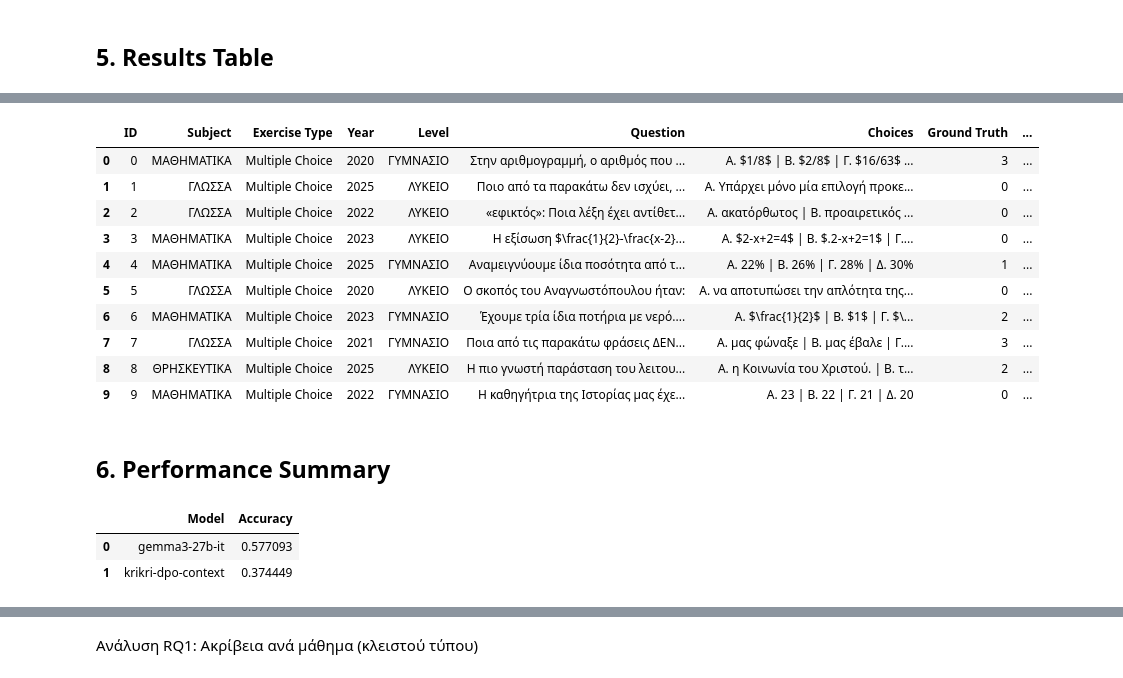
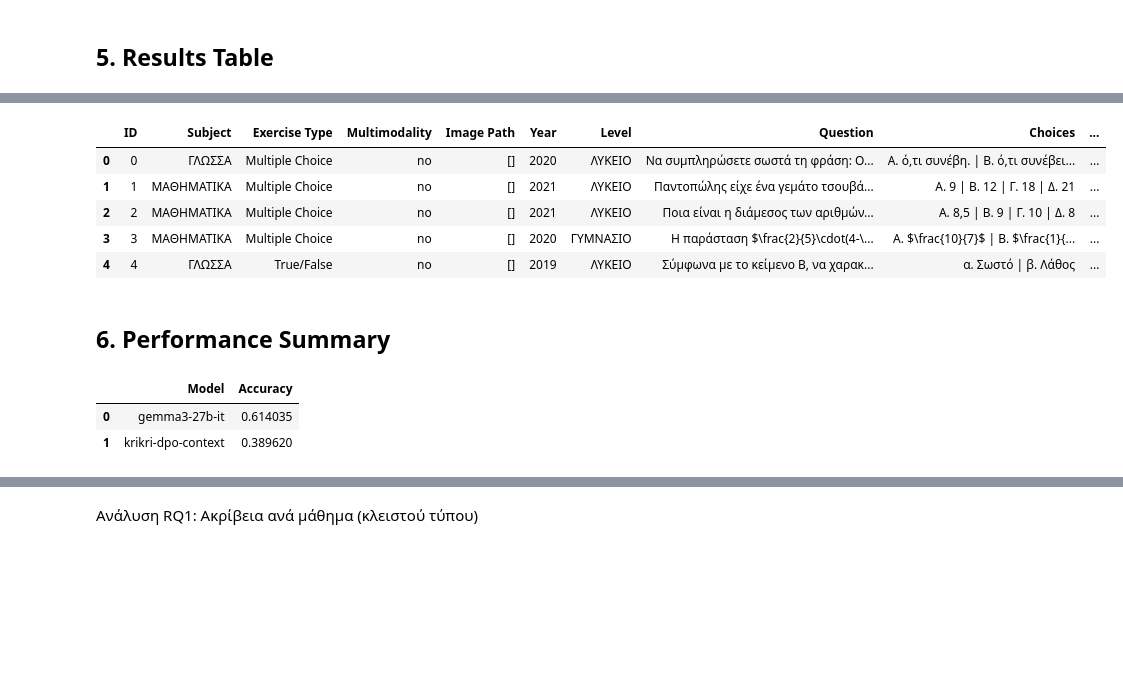
Before and after one commit to PK9811-hub/protipa_exams_dataset, a Jupyter notebook: notebooks/eval_protipa_exams.ipynb, the cells around one changed output, grey strips where cells are left out. Saved outputs shown, nothing was run; the diff lists cells and outputs as text; code cells hidden in the pictures; blank space fills up the shorter version.

Commit message:
Run experiments on RQ1, RQ2, RQ3 with multimodality = yes and cleaned blocks of code in eval_protipa_exams notebook

```diff
--- a/notebooks/eval_protipa_exams.ipynb
+++ b/notebooks/eval_protipa_exams.ipynb
@@ -206,13 +179,16 @@ TypeError: 'WindowsPath' object is not iterable
 # %% [markdown]
 Task_config για ερωτήσεις κλειστού τύπου
 # %%
+path_str = str(full_data_path)
+logger.info(f"Setting up task with data file: {path_str}")
+
 task_config = {
     "task": "greek_protipa_exams",
     "dataset_path": "json",
     "num_fewshot": 0,
     "dataset_kwargs": {
-        "data_files": str(full_data_path)
-    },
+            "data_files": path_str
+        },
     "test_split": "train",
     "output_type": "generate_until",
     "doc_to_text": (
@@ -363,14 +330,17 @@ if all_samples:
             "ID": idx,
             "Subject": data["Subject"],
             "Exercise Type": data.get("Exercise Type", "N/A"),
+            "Multimodality": data.get("Multimodality", "no"),
+            "Image Path": data.get("Image Path", ""),
             "Year": data["Year"],
             "Level": data["Level"],
             "Question": data["Question"],
             "Choices": data["Choices"],
             "Ground Truth": data["Ground Truth"]
         }
+
         for m in models_to_test:
-            # Add both the extracted prediction AND the raw text from the model
+            # Αποθηκεύουμε την απάντηση του κάθε μοντέλου
             row[f"{m}_pred"] = data["Model Predictions"].get(m, "N/A")
             # row[f"{m}_raw"] = data["Raw Responses"].get(m, "N/A")
 
@@ -378,13 +348,16 @@ if all_samples:
 
     df_results = pd.DataFrame(table_data)
 
-    # Save CSV
-    #results_file = results_dir / "eval_results_table.csv"
-    results_file = results_dir/ "eval_results_RQ3_closed_types_table.csv"
-    #results_file = results_dir/ "eval_results_RQ1_all_subjects_closed_types_table.csv"
+    model_names_str = "_".join([m.split("/")[-1] for m in models_to_test])
+    filename = f"eval_results_{model_names_str}.csv"
+    results_file = results_dir / filename
+
+    # Αποθήκευση
     df_results.to_csv(results_file, index=False, encoding='utf-8-sig')
-    logger.info(f"Table saved to: {results_file}")
+    logger.info(f"💾 Table saved successfully to: {results_file}")
 
-    # This will now display the raw responses in the table below
-    display(df_results.head(10))
+    # Εμφάνιση των πρώτων 5 γραμμών για να θαυμάσεις το αποτέλεσμα!
+    display(df_results.head())
+else:
+    logger.warning("⚠️ No samples collected to save!")
 # %% [output]
@@ -392,14 +365,9 @@ if all_samples:
-|  | ID | Subject | Exercise Type | Year | Level | Question | Choices | Ground Truth | ... |
-| 0 | 0 | ΜΑΘΗΜΑΤΙΚΑ | Multiple Choice | 2020 | ΓΥΜΝΑΣΙΟ | Στην αριθμογραμμή, ο αριθμός που ... | A. $1/8$ | B. $2/8$ | Γ. $16/63$ ... | 3 | ... |
-| 1 | 1 | ΓΛΩΣΣΑ | Multiple Choice | 2025 | ΛΥΚΕΙΟ | Ποιο από τα παρακάτω δεν ισχύει, ... | Α. Υπάρχει μόνο μία επιλογή προκε... | 0 | ... |
-| 2 | 2 | ΓΛΩΣΣΑ | Multiple Choice | 2022 | ΛΥΚΕΙΟ | «εφικτός»: Ποια λέξη έχει αντίθετ... | Α. ακατόρθωτος | Β. προαιρετικός ... | 0 | ... |
-| 3 | 3 | ΜΑΘΗΜΑΤΙΚΑ | Multiple Choice | 2023 | ΛΥΚΕΙΟ | Η εξίσωση $\frac{1}{2}-\frac{x-2}... | A. $2-x+2=4$ | B. $.2-x+2=1$ | Γ.... | 0 | ... |
-| 4 | 4 | ΜΑΘΗΜΑΤΙΚΑ | Multiple Choice | 2025 | ΓΥΜΝΑΣΙΟ | Αναμειγνύουμε ίδια ποσότητα από τ... | A. 22% | B. 26% | Γ. 28% | Δ. 30% | 1 | ... |
-| 5 | 5 | ΓΛΩΣΣΑ | Multiple Choice | 2020 | ΛΥΚΕΙΟ | Ο σκοπός του Αναγνωστόπουλου ήταν: | Α. να αποτυπώσει την απλότητα της... | 0 | ... |
-| 6 | 6 | ΜΑΘΗΜΑΤΙΚΑ | Multiple Choice | 2023 | ΓΥΜΝΑΣΙΟ | Έχουμε τρία ίδια ποτήρια με νερό.... | A. $\frac{1}{2}$ | B. $1$ | Γ. $\... | 2 | ... |
-| 7 | 7 | ΓΛΩΣΣΑ | Multiple Choice | 2021 | ΓΥΜΝΑΣΙΟ | Ποια από τις παρακάτω φράσεις ΔΕΝ... | Α. μας φώναξε | Β. μας έβαλε | Γ.... | 3 | ... |
-| 8 | 8 | ΘΡΗΣΚΕΥΤΙΚΑ | Multiple Choice | 2025 | ΛΥΚΕΙΟ | Η πιο γνωστή παράσταση του λειτου... | Α. η Κοινωνία του Χριστού. | Β. τ... | 2 | ... |
-| 9 | 9 | ΜΑΘΗΜΑΤΙΚΑ | Multiple Choice | 2022 | ΓΥΜΝΑΣΙΟ | Η καθηγήτρια της Ιστορίας μας έχε... | A. 23 | B. 22 | Γ. 21 | Δ. 20 | 0 | ... |
+|  | ID | Subject | Exercise Type | Multimodality | Image Path | Year | Level | Question | Choices | ... |
+| 0 | 0 | ΓΛΩΣΣΑ | Multiple Choice | no | [] | 2020 | ΛΥΚΕΙΟ | Να συμπληρώσετε σωστά τη φράση: Ο... | Α. ό,τι συνέβη. | Β. ό,τι συνέβει... | ... |
+| 1 | 1 | ΜΑΘΗΜΑΤΙΚΑ | Multiple Choice | no | [] | 2021 | ΛΥΚΕΙΟ | Παντοπώλης είχε ένα γεμάτο τσουβά... | A. 9 | B. 12 | Γ. 18 | Δ. 21 | ... |
+| 2 | 2 | ΜΑΘΗΜΑΤΙΚΑ | Multiple Choice | no | [] | 2021 | ΛΥΚΕΙΟ | Ποια είναι η διάμεσος των αριθμών... | A. 8,5 | B. 9 | Γ. 10 | Δ. 8 | ... |
+| 3 | 3 | ΜΑΘΗΜΑΤΙΚΑ | Multiple Choice | no | [] | 2020 | ΓΥΜΝΑΣΙΟ | Η παράσταση $\frac{2}{5}\cdot(4-\... | A. $\frac{10}{7}$ | B. $\frac{1}{... | ... |
+| 4 | 4 | ΓΛΩΣΣΑ | True/False | no | [] | 2019 | ΛΥΚΕΙΟ | Σύμφωνα με το κείμενο Β, να χαρακ... | α. Σωστό | β. Λάθος | ... |
 # %% [markdown]
 ## 6. Performance Summary
 # %%
@@ -407,12 +375,30 @@ if comparison_results:
     summary_data = []
     for model, metrics in comparison_results.items():
         acc = metrics.get('exact_match,strict-match', metrics.get('acc', 0.0))
-        summary_data.append({"Model": model, "Accuracy": acc})
+
+        summary_data.append({
+            "Model": model,
+            "Accuracy": acc
+        })
 
     df_summary = pd.DataFrame(summary_data)
-    display(df_summary)
+    display (df_summary)
+
+    # Αποθήκευση του πίνακα σε CSV
+    #summary_file = results_dir / "evaluation_summary_scores.csv"
+    #df_summary.to_csv(summary_file, index=False)
+    #logger.info(f"📊 Summary saved to: {summary_file}")
+
+    #print("\n=== ΤΕΛΙΚΗ ΒΑΘΜΟΛΟΓΙΑ ΜΟΝΤΕΛΩΝ ===")
+    # Φτιάχνουμε ένα αντίγραφο για την εκτύπωση για να μην χαλάσουμε τα νούμερα στο dataframe
+    #df_display = df_summary.copy()
+    #df_display['Accuracy'] = df_display['Accuracy'].apply(lambda x: f"{x:.2%}")
+    #display(df_display)
+
+else:
+    logger.warning("⚠️ No comparison results found to summarize.")
 # %% [output]
 |  | Model | Accuracy |
-| 0 | gemma3-27b-it | 0.577093 |
-| 1 | krikri-dpo-context | 0.374449 |
+| 0 | gemma3-27b-it | 0.614035 |
+| 1 | krikri-dpo-context | 0.389620 |
 # %%
```
Also changed, not shown: parts of 22 cells of this notebook, 5 other files.
